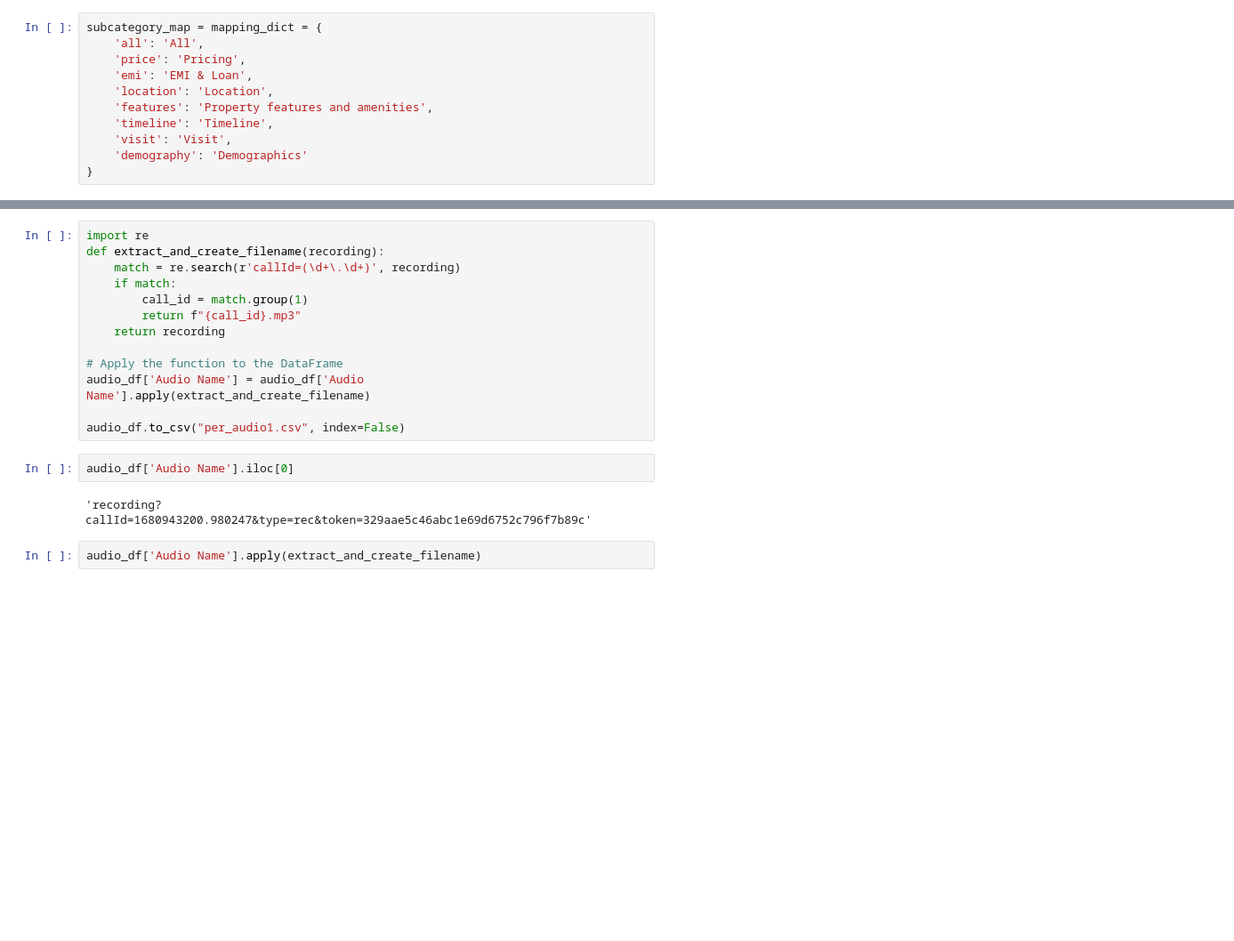
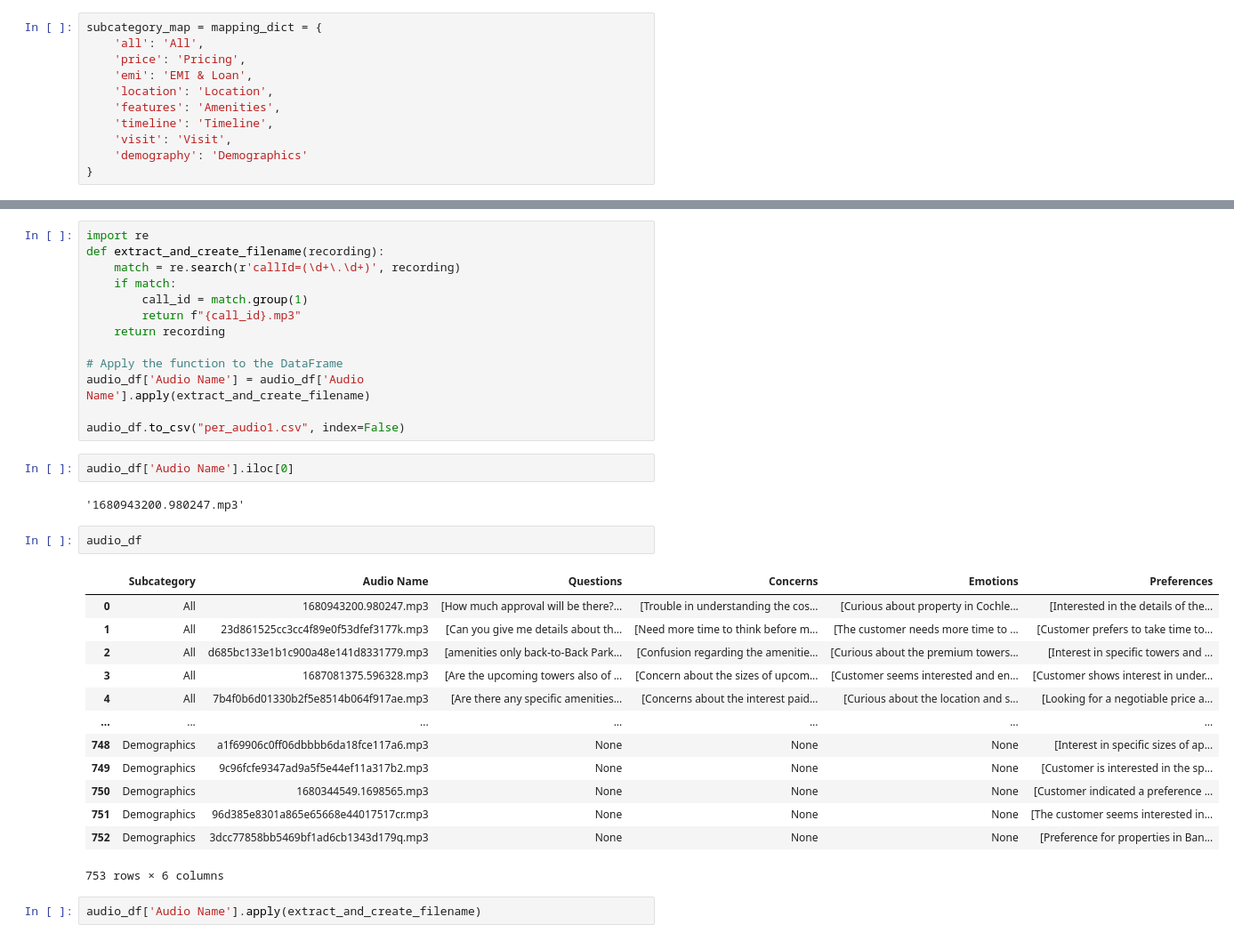
Before and after one commit to wasimmadha/real-state-audio-analysis, a Jupyter notebook: test.ipynb, the cells around one changed output, grey strips where cells are left out. Shown at 89% size. Saved outputs shown, nothing was run; the diff lists cells and outputs as text; blank space fills up the shorter version.

```diff
--- a/test.ipynb
+++ b/test.ipynb
@@ -45,7 +45,7 @@ subcategory_map = mapping_dict = {
     'price': 'Pricing',
     'emi': 'EMI & Loan',
     'location': 'Location',
-    'features': 'Property features and amenities',
+    'features': 'Amenities',
     'timeline': 'Timeline',
     'visit': 'Visit',
     'demography': 'Demographics'
@@ -68,7 +68,23 @@ audio_df.to_csv("per_audio1.csv", index=False)
 # %%
 audio_df['Audio Name'].iloc[0]
 # %% [output]
-'recording?callId=1680943200.980247&type=rec&token=329aae5c46abc1e69d6752c796f7b89c'
+'1680943200.980247.mp3'
+# %%
+audio_df
+# %% [output]
+|  | Subcategory | Audio Name | Questions | Concerns | Emotions | Preferences |
+| 0 | All | 1680943200.980247.mp3 | [How much approval will be there?... | [Trouble in understanding the cos... | [Curious about property in Cochle... | [Interested in the details of the... |
+| 1 | All | 23d861525cc3cc4f89e0f53dfef3177k.mp3 | [Can you give me details about th... | [Need more time to think before m... | [The customer needs more time to ... | [Customer prefers to take time to... |
+| 2 | All | d685bc133e1b1c900a48e141d8331779.mp3 | [amenities only back-to-Back Park... | [Confusion regarding the amenitie... | [Curious about the premium towers... | [Interest in specific towers and ... |
+| 3 | All | 1687081375.596328.mp3 | [Are the upcoming towers also of ... | [Concern about the sizes of upcom... | [Customer seems interested and en... | [Customer shows interest in under... |
+| 4 | All | 7b4f0b6d01330b2f5e8514b064f917ae.mp3 | [Are there any specific amenities... | [Concerns about the interest paid... | [Curious about the location and s... | [Looking for a negotiable price a... |
+| ... | ... | ... | ... | ... | ... | ... |
+| 748 | Demographics | a1f69906c0ff06dbbbb6da18fce117a6.mp3 | None | None | None | [Interest in specific sizes of ap... |
+| 749 | Demographics | 9c96fcfe9347ad9a5f5e44ef11a317b2.mp3 | None | None | None | [Customer is interested in the sp... |
+| 750 | Demographics | 1680344549.1698565.mp3 | None | None | None | [Customer indicated a preference ... |
+| 751 | Demographics | 96d385e8301a865e65668e44017517cr.mp3 | None | None | None | [The customer seems interested in... |
+| 752 | Demographics | 3dcc77858bb5469bf1ad6cb1343d179q.mp3 | None | None | None | [Preference for properties in Ban... |
+753 rows × 6 columns
 # %%
 audio_df['Audio Name'].apply(extract_and_create_filename)
 # %% [output]
```
Also changed, not shown: parts of 15 cells of this notebook, 5 other files.
